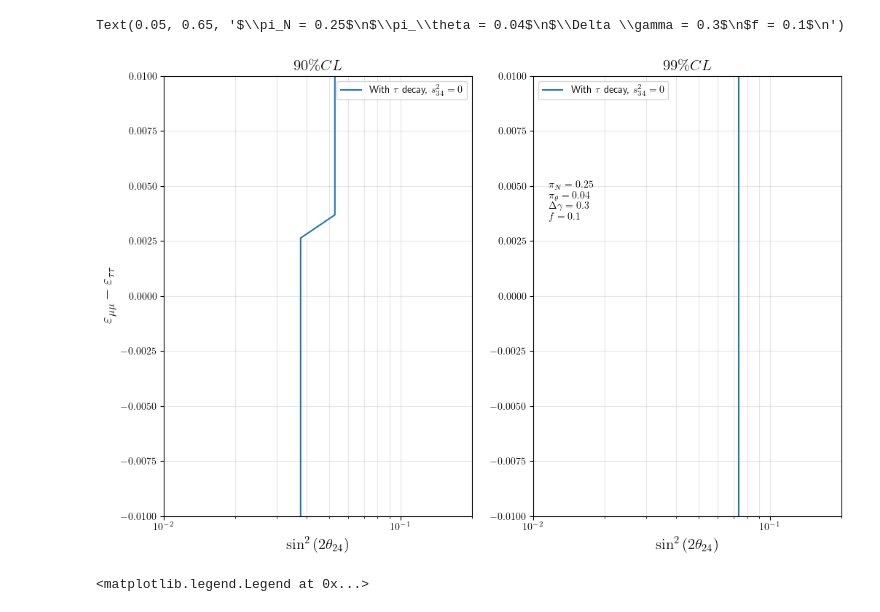
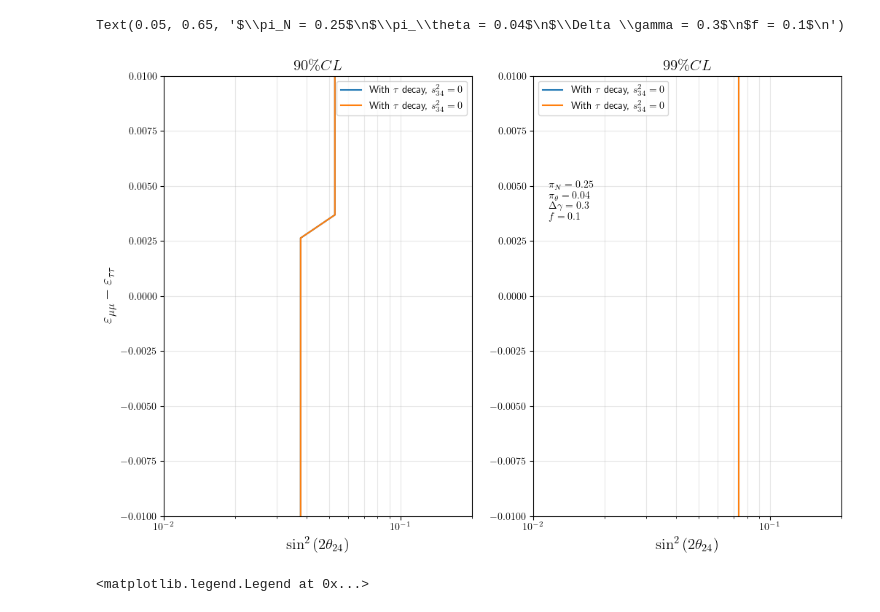
Before and after one commit to Sjoeborg/thesis, a Jupyter notebook: notebooks/NSI/event_processing_nsi.ipynb, the cells around one changed output. Saved outputs shown, nothing was run; the diff lists cells and outputs as text; code cells hidden in the pictures.

```diff
--- a/notebooks/NSI/event_processing_nsi.ipynb
+++ b/notebooks/NSI/event_processing_nsi.ipynb
@@ -39,20 +39,21 @@ ic_params_nsi['dm_41'] = 0.93
 ic_params['dm_41'] = 0.93
 emm_range = np.linspace(-1e-2,1e-2,20)
 s24_range = np.logspace(-2,np.log10(0.2),10)
-emt_range = None#np.logspace(-1e-2,1e-2,20)
+emt_range = [0]#np.logspace(-1e-2,1e-2,20)
 param_list = list_of_params_nsi(ic_params_nsi,s24_range, emm_range,emt_range)
 
 #for p in param_list: # Assert all dicts returned from param_list have precomputed probs.
 #    assert is_precomputed_nsi(N=N,ndim=ndim, dict=p,check=False)
 
 
-
+'''
 param_list = return_precomputed_nsi(N,ndim,params=param_list)
 emm_range = np.sort(np.unique(np.array([p['e_mm'] for p in param_list])))
 s24_range = np.sin(2*np.sort(np.unique(np.array([p['theta_24'] for p in param_list]))))**2
-emt_range = np.sin(2*np.sort(np.unique(np.array([p['e_mt'] for p in param_list]))))**2
+emt_range = np.sort(np.unique(np.array([p['e_mt'] for p in param_list])))
 
 print(emm_range)
 print(s24_range)
 print(emt_range)
+'''
 # %% [output]
@@ -73,16 +71,18 @@ if not precomputed_events:
     else:
         pickle.dump(H1_events_list,open(f'./pre_computed/H1_N{N}_{len(emm_range)}x{len(s24_range)}_tau_nsi.p','wb'))
 
-
     H0_events = sim_events(alpha=alpha,npoints=N,params=ic_params, null=True, multi=False, spectral_shift=[False, np.median(Ereco), gamma],tau=True, nsi=True)
-    pickle.dump(H0_events,open(f'./pre_computed/H0_N{N}_nsi.p','wb'))
-
+    pickle.dump(H0_events,open(f'./pre_computed/H0_N{N}_nsi_emt.p','wb'))
+'''
 if len(emt_range) > 1:
     H1_events_list = pickle.load(open(f'./pre_computed/H1_N{N}_{len(emm_range)}x{len(s24_range)}x{len(emt_range)}_tau_nsi.p','rb'))
 else:
     H1_events_list = pickle.load(open(f'./pre_computed/H1_N{N}_{len(emm_range)}x{len(s24_range)}_tau_nsi.p','rb'))
 H0_events = pickle.load(open(f'./pre_computed/H0_N{N}_nsi.p','rb'))
 
+'''
+H1_events_list = pickle.load(open(f'./pre_computed/H1_N{N}_{len(emm_range)}x{len(s24_range)}_tau_nsi.p','rb'))
+H0_events = pickle.load(open(f'./pre_computed/H0_N{N}_nsi.p','rb'))
 
 gamma = 0.3
 delta_T = (np.sum(sim_events(alpha=alpha,npoints=N,params=ic_params, null=True, multi=False, spectral_shift=[True, np.median(Ereco), gamma],tau=True, nsi=True)) - np.sum(H0_events))/np.sum(H0_events)
@@ -103,38 +121,41 @@ s24_cl90_tau, s24_cl99_tau, emm_cl90_tau, emm_cl99_tau= s24_cl90, s24_cl99, emm_
+# %%
+#s24_cl90_emt, s24_cl99_emt, emm_cl90_emt, emm_cl99_emt= s24_cl90, s24_cl99, emm_cl90, emm_cl99
+s24_cl90_emm, s24_cl99_emm, emm_cl90_emm, emm_cl99_emm= s24_cl90, s24_cl99, emm_cl90, emm_cl99
 # %%
 fig,ax = plt.subplots(1,2,figsize=(12,8))
 
 
-ax[0].plot(s24_cl90_tau, emm_cl90_tau, label=r'With $\tau$ decay, $s_{34}^2=0$ ')
-#ax[0].plot(s24_cl90_notau, dm41_cl90_notau, label='no tau decay, $s_{34}^2=0$ ')
+ax[0].plot(s24_cl90_emt, emm_cl90_emt, label=r'With $\tau$ decay, $s_{34}^2=0$ ')
+ax[0].plot(s24_cl90_emm, emm_cl90_emm, label=r'With $\tau$ decay, $s_{34}^2=0$ ')
 
 
-ax[1].plot(s24_cl99_tau, emm_cl99_tau, label=r'With $\tau$ decay, $s_{34}^2=0$ ')
-#ax[1].plot(s24_cl99_notau, dm41_cl99_notau, label='no tau decay, $s_{34}^2=0$')
+ax[1].plot(s24_cl99_emt, emm_cl99_emt, label=r'With $\tau$ decay, $s_{34}^2=0$ ')
+ax[1].plot(s24_cl99_emm, emm_cl99_emm, label=r'With $\tau$ decay, $s_{34}^2=0$ ')
 
 ax[0].set_xscale('log')
 ax[1].set_xscale('log')
 #ax[0].set_yscale('log')
 #ax[1].set_yscale('log')
 ax[0].set_xlim((s24_range.min(), s24_range.max()))
 ax[1].set_xlim((s24_range.min(), s24_range.max()))
 ax[0].set_ylim((emm_range.min(),emm_range.max()))
 ax[1].set_ylim((emm_range.min(),emm_range.max()))
 ax[0].set_xlabel('$\sin^2{(2\\theta_{24})}$', fontsize=15)
 ax[1].set_xlabel('$\sin^2{(2\\theta_{24})}$', fontsize=15)
 ax[0].set_ylabel(r'$\varepsilon_{\mu\mu} - \varepsilon_{\tau\tau}$', fontsize=15)
 ax[0].grid(True, which='both', alpha=0.3)
 ax[1].grid(True, which='both', alpha=0.3)
 ax[0].set_title(r'$90\% CL$', fontsize=15)
 ax[1].set_title(r'$99\% CL$', fontsize=15)
 
 ax[0].legend()
 ax[1].legend()
 plt.annotate(f'$\pi_N = {sigma_a}$\n$\pi_\\theta = {sigma_b}$\n$\Delta \gamma = {gamma}$\n$f = {f}$\n',
         xy=(0.05, 0.65), xycoords='axes fraction')
 #plt.plot(best_fit_coords[0], best_fit_coords[1], marker='o', color='black')
 # %% [output]
 Text(0.05, 0.65, '$\\pi_N = 0.25$\n$\\pi_\\theta = 0.04$\n$\\Delta \\gamma = 0.3$\n$f = 0.1$\n')
-[figure, old version]
+[figure, new version]
 # %%
 # Plots for Smirnov 2013
 from plotter import P_over_E_parameter
```
Also changed, not shown: parts of 3 cells of this notebook, 10 other files.
